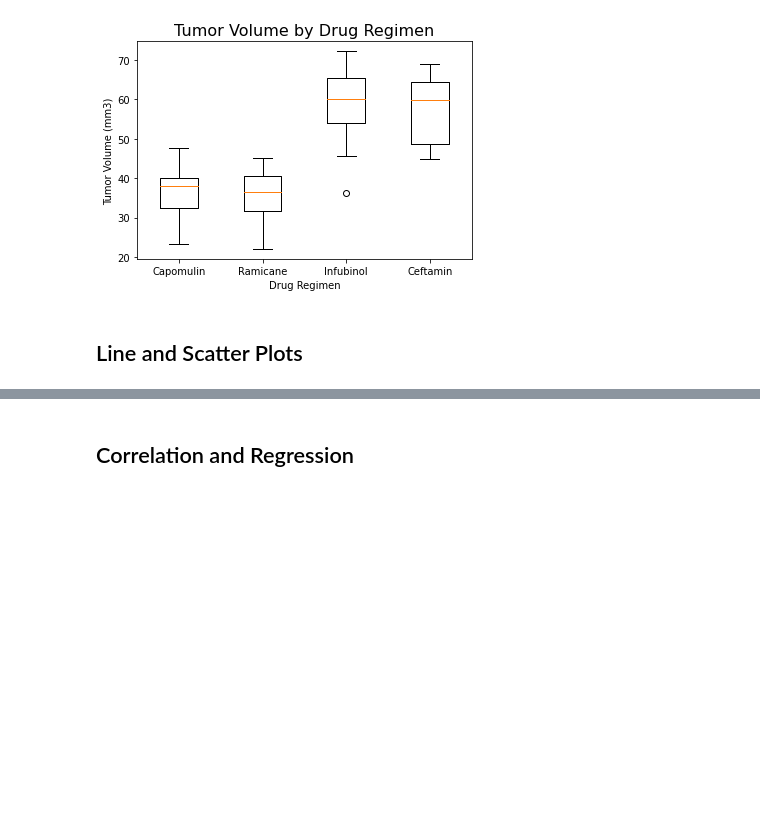
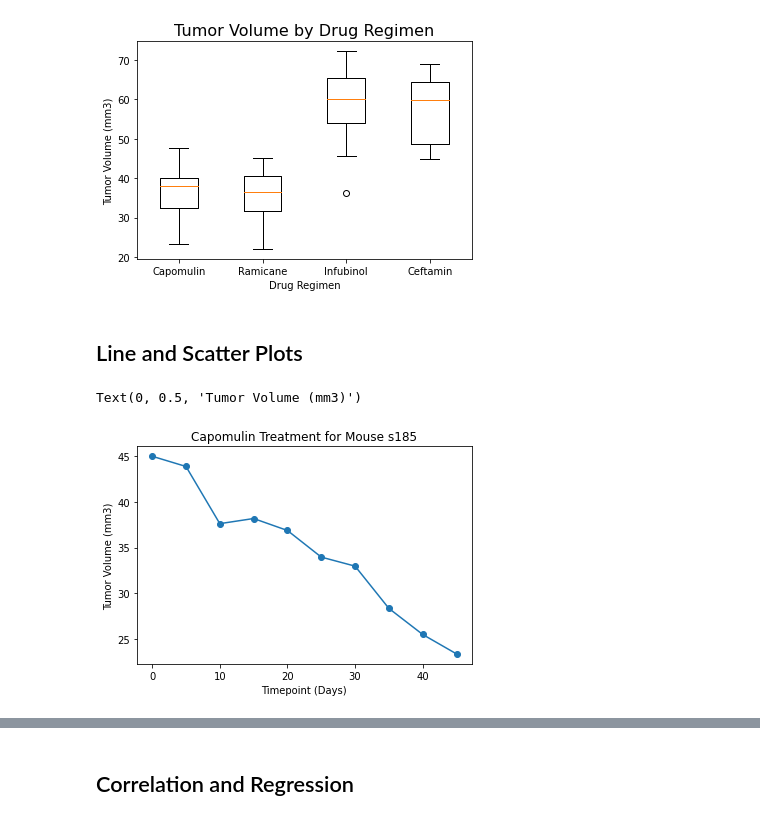
Before and after one commit to szig97/matplotlib-challenge, a Jupyter notebook: pymaceuticals.ipynb, the cells around one changed output, grey strips where cells are left out. Drawn from its saved outputs; the diff is of its cells as text; code cells hidden in the pictures; blank space fills up the shorter version.

Commit message:
adding line and scatter plots code

```diff
--- a/pymaceuticals.ipynb
+++ b/pymaceuticals.ipynb
@@ -353,5 +350,19 @@ Text(0.5, 0, 'Drug Regimen')
 ## Line and Scatter Plots
 # %%
 # Generate a line plot of tumor volume vs. time point for a mouse treated with Capomulin
+capomulin_df
+line_graph = capomulin_df.loc[capomulin_df["Mouse ID"] == "s185"]
+line_graph.head()
+
+x_axis = line_graph["Timepoint"]
+tumor_volume = line_graph["Tumor Volume (mm3)"]
+
+plt.plot(x_axis, tumor_volume, marker='o')
+plt.title("Capomulin Treatment for Mouse s185")
+plt.xlabel("Timepoint (Days)")
+plt.ylabel("Tumor Volume (mm3)")
+# %% [output]
+Text(0, 0.5, 'Tumor Volume (mm3)')
+[figure, added]
 # %%
 # Generate a scatter plot of average tumor volume vs. mouse weight for the Capomulin regimen
```
Also changed, not shown: parts of 3 cells of this notebook.
